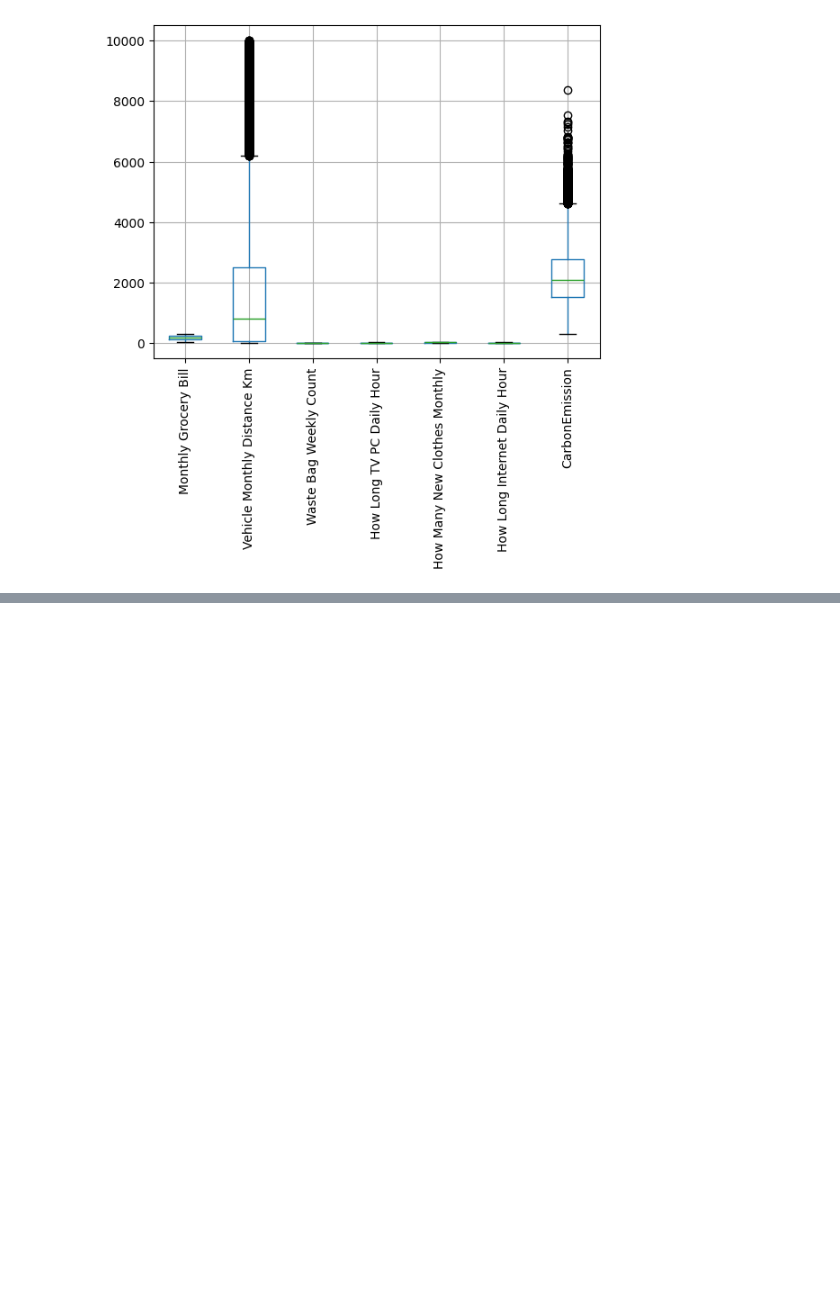
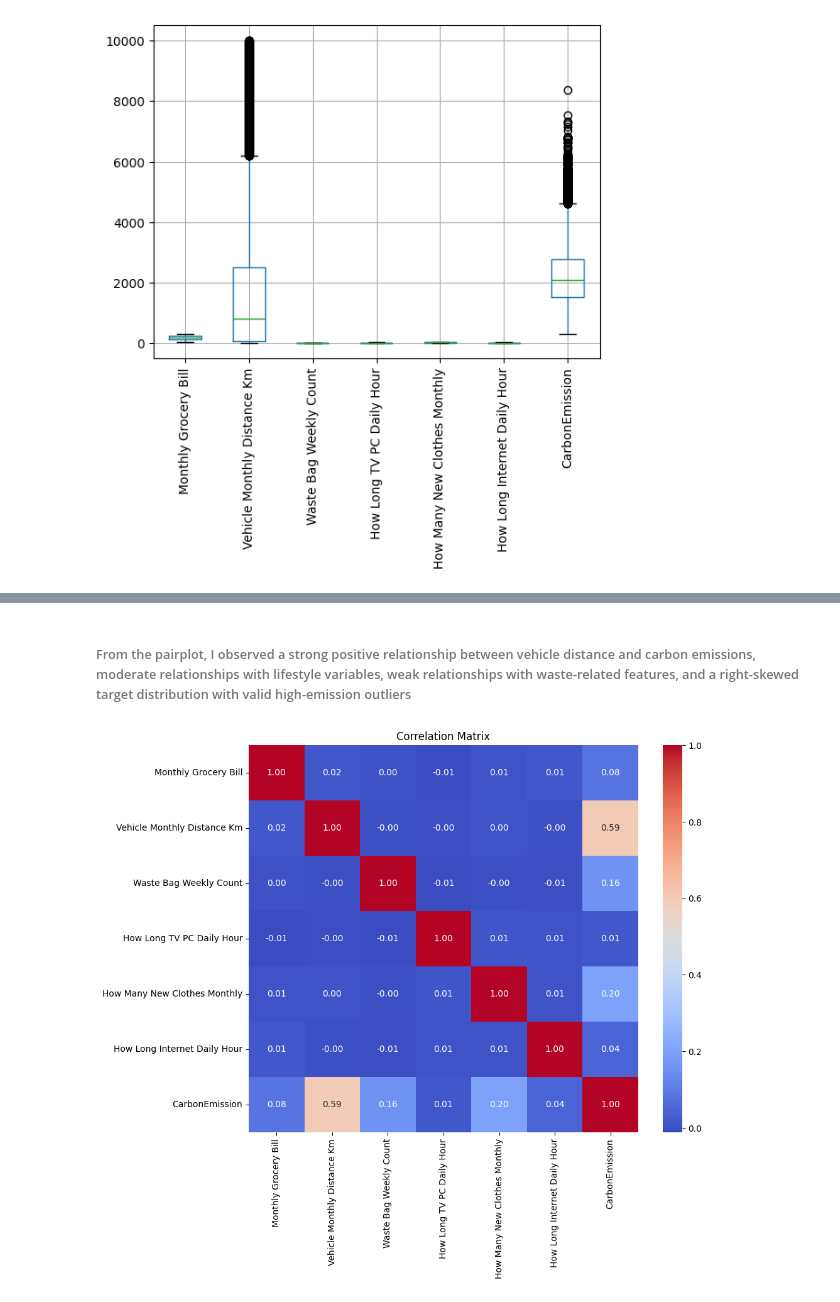
Before and after one commit to JayaSaiKishore7/MachineLearningModels, a Jupyter notebook: EcoCarbon.ipynb, the cells around one changed output, grey strips where cells are left out. Drawn from its saved outputs; the diff is of its cells as text; code cells hidden in the pictures; blank space fills up the shorter version.

```diff
--- a/EcoCarbon.ipynb
+++ b/EcoCarbon.ipynb
@@ -192,0 +200,11 @@ df.boxplot(rot=90)
+# %% [markdown]
+###### From the pairplot, I observed a strong positive relationship between vehicle distance and carbon emissions, moderate relationships with lifestyle variables, weak relationships with waste-related features, and a right-skewed target distribution with valid high-emission outliers
+# %%
+## Correlation Matrix between Numerical Features to identify Relatioonships
+correlation  = df[numerical_cols].corr()
+plt.figure(figsize=(10,8))
+sns.heatmap(correlation, annot=True, cmap='coolwarm', fmt=".2f")
+plt.title('Correlation Matrix')
+plt.show()
+# %% [output]
+[figure, added]
```
Also changed, not shown: parts of 29 cells of this notebook.
